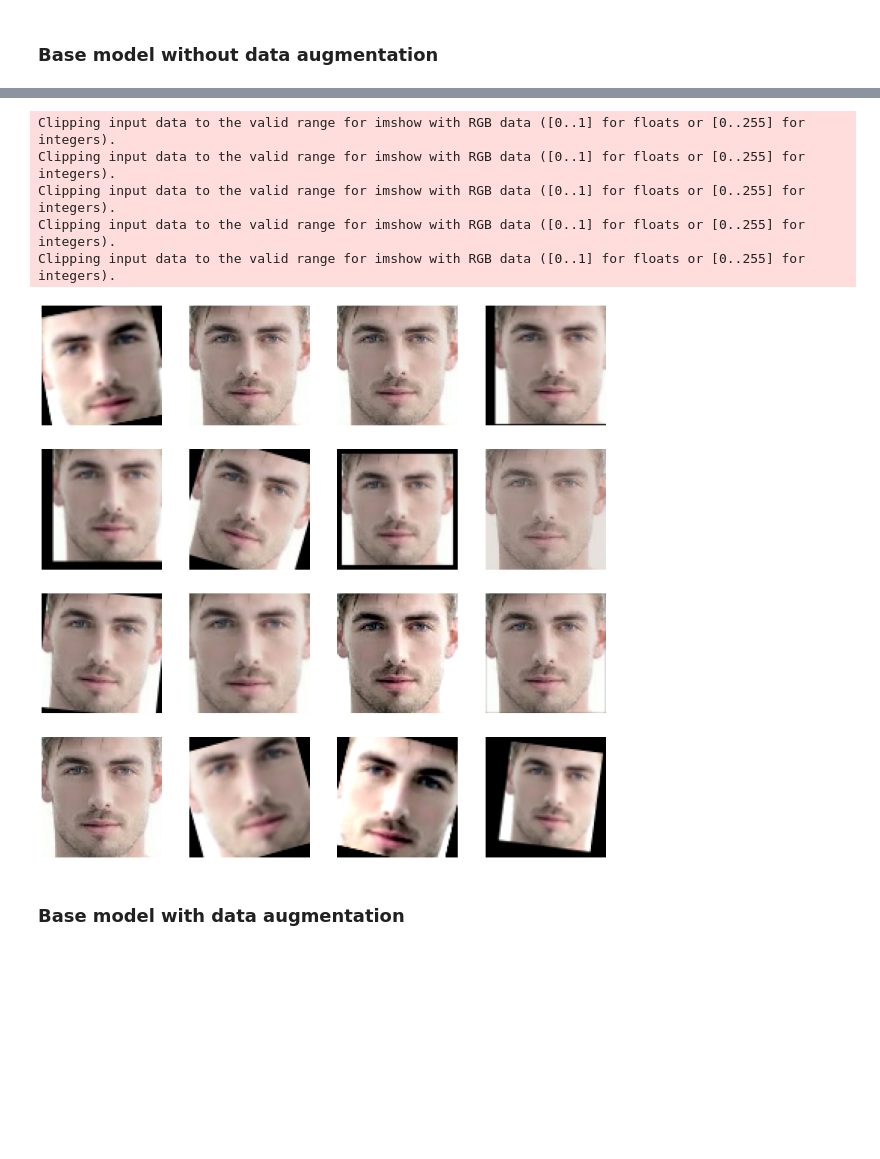
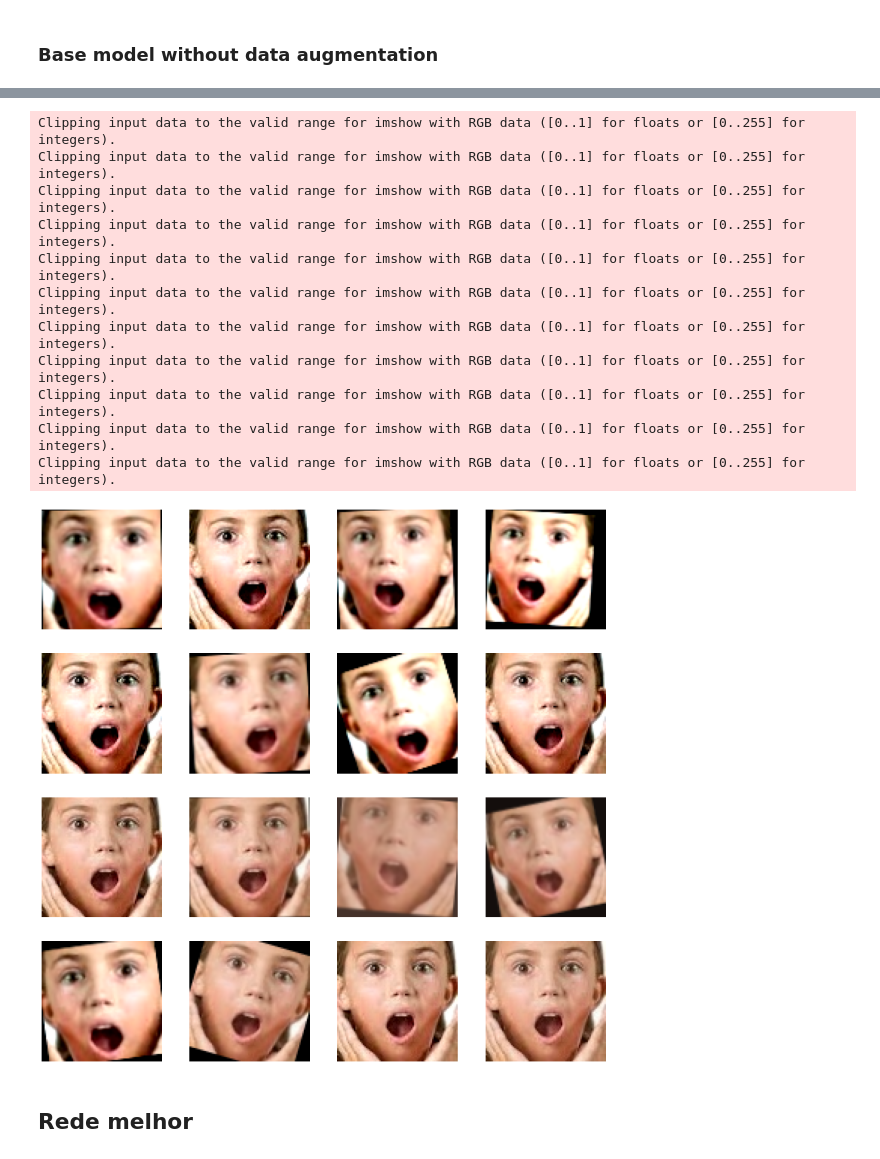
Before and after one commit to RafaelBranco21/AD_21_22_TP1_CNN, a Jupyter notebook: notebooks/AD_2122_CNN_V1.ipynb, the cells around one changed output, grey strips where cells are left out. Drawn from its saved outputs; the diff is of its cells as text; code cells hidden in the pictures; blank space fills up the shorter version.

```diff
--- a/notebooks/AD_2122_CNN_V1.ipynb
+++ b/notebooks/AD_2122_CNN_V1.ipynb
@@ -85,7 +85,7 @@ IMG_SIZE = (80, 80)
 
 train_ds = tf.keras.preprocessing.image_dataset_from_directory(
   train_dir,
-  validation_split=0.2,
+  validation_split=0.15,
   subset="training",
   seed=123,
   shuffle=True,
@@ -94,7 +94,7 @@ train_ds = tf.keras.preprocessing.image_dataset_from_directory(
 
 val_ds = tf.keras.preprocessing.image_dataset_from_directory(
   train_dir,
-  validation_split=0.2,
+  validation_split=0.15,
   subset="validation",
   seed=123,
   shuffle=True,
@@ -302,21 +259,50 @@ class MyAugmentation(keras.layers.Layer):
+# %%
+import random
+
+transformations = [
+    layers.RandomFlip("horizontal",input_shape=(80, 80, 3)),
+    layers.RandomTranslation(height_factor=0.1, width_factor=0.1, fill_mode="constant" ,input_shape=(80, 80, 3)),
+    layers.RandomZoom(0.2,  fill_mode="constant",input_shape=(80, 80, 3)),
+    layers.RandomRotation(0.05, fill_mode="constant",input_shape=(80, 80, 3)),
+    layers.RandomContrast(factor=[0.5, 1.3],input_shape=(80, 80, 3)),
+    layers.GaussianNoise(0.03)
+]
+
+def customDataAugmentationLayer(input):
+    if random.random() > 0.5 :
+        return random.choice(transformations)(input)
+    else:
+        result = input
+        for transformation in transformations:
+            result = transformation(result)
+
+        return result
+
+dataAug = layers.Lambda(lambda input: customDataAugmentationLayer(input))
 # %%
 plt.figure(figsize=(20, 20))
 for images, _ in train_ds.take(1):
     for i in range(16):
-        #augmented_images = data_augmentation(images)
-        augmented_images = keras.Sequential([MyAugmentation()])(images)
+        augmented_images = dataAug(images)
+        #augmented_images = CustomDataAugmentationLayer()(images)
         ax = plt.subplot(4, 4, i + 1)
-        plt.imshow(augmented_images[1].numpy().astype("float32"))
+        plt.imshow(augmented_images[12].numpy().astype("float32"))
         plt.axis("off")
 # %% [output]
 Clipping input data to the valid range for imshow with RGB data ([0..1] for floats or [0..255] for integers).
 Clipping input data to the valid range for imshow with RGB data ([0..1] for floats or [0..255] for integers).
 Clipping input data to the valid range for imshow with RGB data ([0..1] for floats or [0..255] for integers).
 Clipping input data to the valid range for imshow with RGB data ([0..1] for floats or [0..255] for integers).
 Clipping input data to the valid range for imshow with RGB data ([0..1] for floats or [0..255] for integers).
+Clipping input data to the valid range for imshow with RGB data ([0..1] for floats or [0..255] for integers).
+Clipping input data to the valid range for imshow with RGB data ([0..1] for floats or [0..255] for integers).
+Clipping input data to the valid range for imshow with RGB data ([0..1] for floats or [0..255] for integers).
+Clipping input data to the valid range for imshow with RGB data ([0..1] for floats or [0..255] for integers).
+Clipping input data to the valid range for imshow with RGB data ([0..1] for floats or [0..255] for integers).
+Clipping input data to the valid range for imshow with RGB data ([0..1] for floats or [0..255] for integers).
-[figure, old version]
+[figure, new version]
-# %% [markdown]
-### Base model with data augmentation
+# %% [markdown]
+## Rede melhor
 # %%
 keras.backend.clear_session()
 tf.random.set_seed(42)
```
Also changed, not shown: parts of 14 cells of this notebook, 3 other files.
